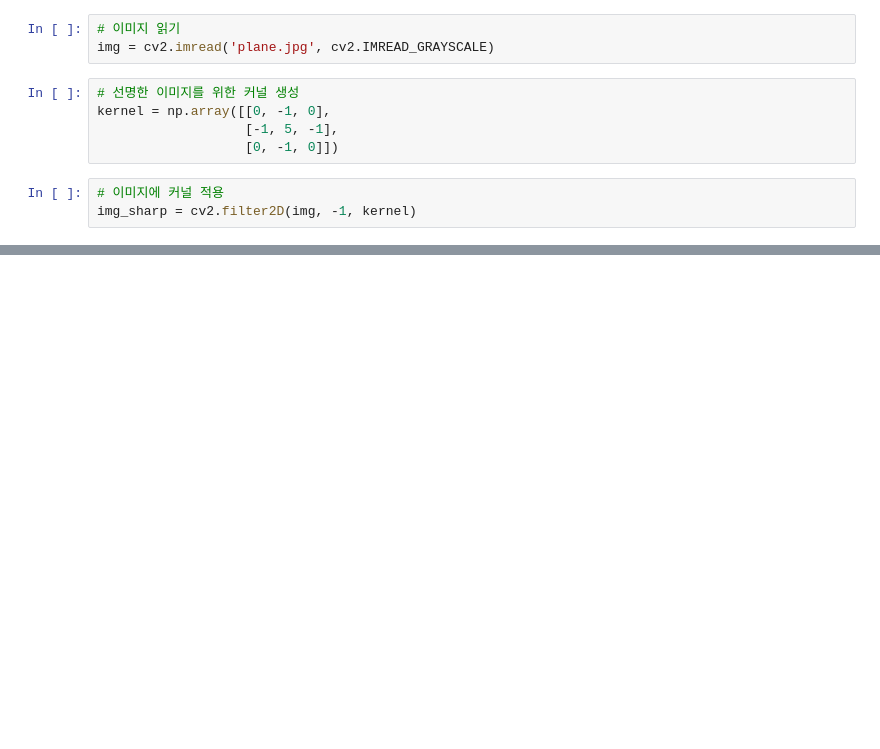
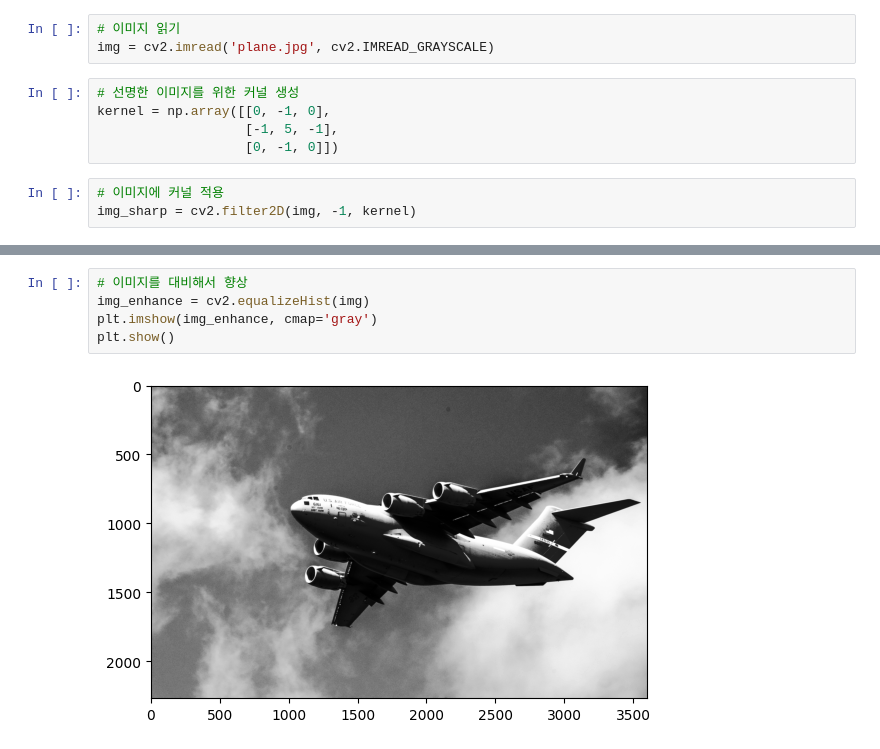
Before and after one commit to horolrolx/ai_visualization, a Jupyter notebook: day07/DAY7.ipynb, the cells around one changed output, grey strips where cells are left out. Drawn from its saved outputs; the diff is of its cells as text; blank space fills up the shorter version.

```diff
--- a/day07/DAY7.ipynb
+++ b/day07/DAY7.ipynb
@@ -206,0 +214,7 @@ Text(0.5, 1.0, 'Sharp Image')
+# %%
+# 이미지를 대비해서 향상
+img_enhance = cv2.equalizeHist(img)
+plt.imshow(img_enhance, cmap='gray')
+plt.show()
+# %% [output]
+[figure, added]
```
Also changed, not shown: parts of 3 cells of this notebook.
